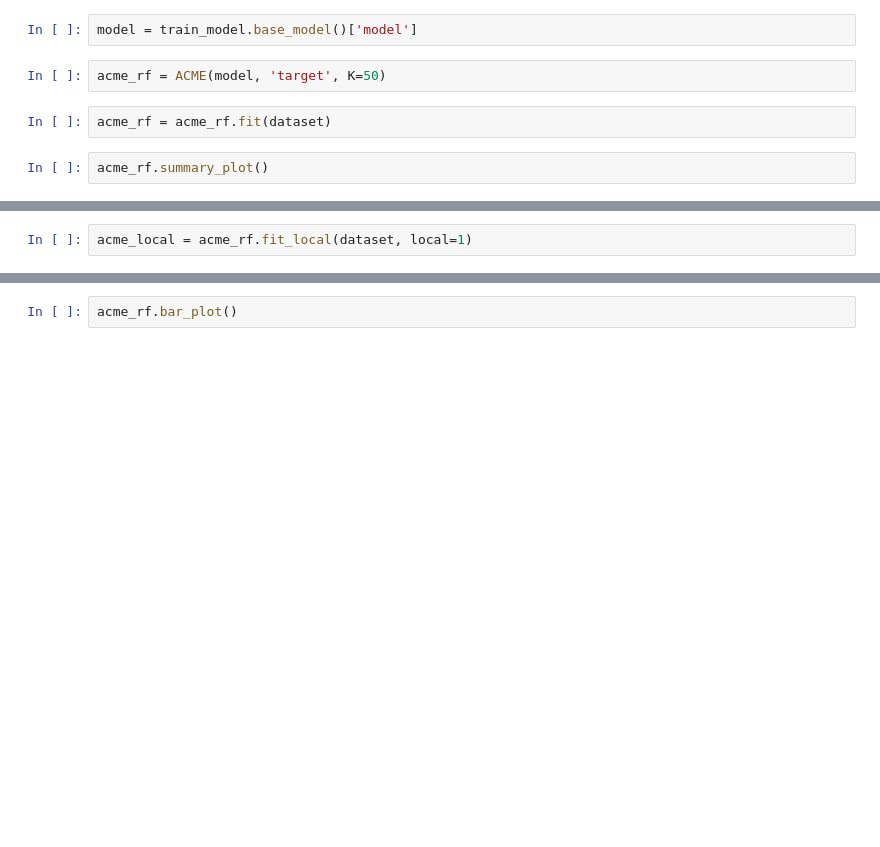
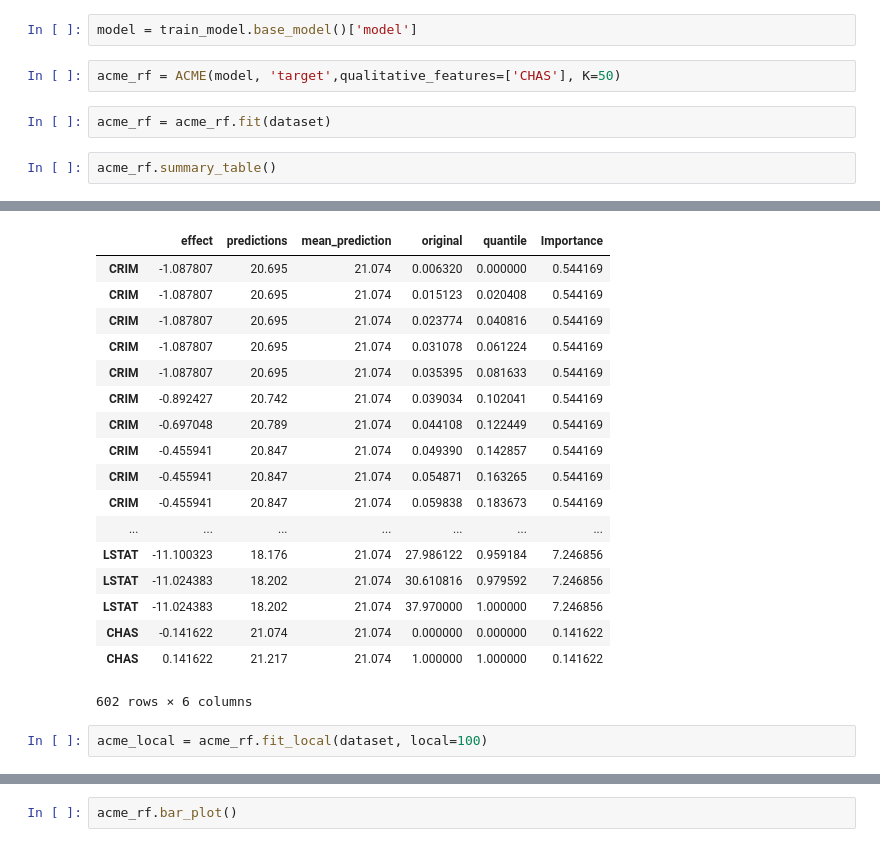
Before and after one commit to dandolodavid/ACME, a Jupyter notebook: data/ACME regression.ipynb, the cells around one changed output, grey strips where cells are left out. Drawn from its saved outputs; the diff is of its cells as text; blank space fills up the shorter version.

```diff
--- a/data/ACME regression.ipynb
+++ b/data/ACME regression.ipynb
@@ -18,9 +18,9 @@ train_model = build_model.train(dataset)
 # %%
 model = train_model.base_model()['model']
 # %%
-acme_rf = ACME(model, 'target', K=50)
+acme_rf = ACME(model, 'target',qualitative_features=['CHAS'], K=50)
 # %%
 acme_rf = acme_rf.fit(dataset)
 # %%
-acme_rf.summary_plot()
+acme_rf.summary_table()
 # %% [output]
@@ -29,5 +27,23 @@ acme_rf.summary_plot()
+|  | effect | predictions | mean_prediction | original | quantile | Importance |
+| CRIM | -1.087807 | 20.695 | 21.074 | 0.006320 | 0.000000 | 0.544169 |
+| CRIM | -1.087807 | 20.695 | 21.074 | 0.015123 | 0.020408 | 0.544169 |
+| CRIM | -1.087807 | 20.695 | 21.074 | 0.023774 | 0.040816 | 0.544169 |
+| CRIM | -1.087807 | 20.695 | 21.074 | 0.031078 | 0.061224 | 0.544169 |
+| CRIM | -1.087807 | 20.695 | 21.074 | 0.035395 | 0.081633 | 0.544169 |
+| CRIM | -0.892427 | 20.742 | 21.074 | 0.039034 | 0.102041 | 0.544169 |
+| CRIM | -0.697048 | 20.789 | 21.074 | 0.044108 | 0.122449 | 0.544169 |
+| CRIM | -0.455941 | 20.847 | 21.074 | 0.049390 | 0.142857 | 0.544169 |
+| CRIM | -0.455941 | 20.847 | 21.074 | 0.054871 | 0.163265 | 0.544169 |
+| CRIM | -0.455941 | 20.847 | 21.074 | 0.059838 | 0.183673 | 0.544169 |
+| ... | ... | ... | ... | ... | ... | ... |
+| LSTAT | -11.100323 | 18.176 | 21.074 | 27.986122 | 0.959184 | 7.246856 |
+| LSTAT | -11.024383 | 18.202 | 21.074 | 30.610816 | 0.979592 | 7.246856 |
+| LSTAT | -11.024383 | 18.202 | 21.074 | 37.970000 | 1.000000 | 7.246856 |
+| CHAS | -0.141622 | 21.074 | 21.074 | 0.000000 | 0.000000 | 0.141622 |
+| CHAS | 0.141622 | 21.217 | 21.074 | 1.000000 | 1.000000 | 0.141622 |
+602 rows × 6 columns
 # %%
-acme_local = acme_rf.fit_local(dataset, local=1)
+acme_local = acme_rf.fit_local(dataset, local=100)
 # %%
 acme_local.summary_plot(local=True)
 # %% [output]
```
Also changed, not shown: parts of 5 cells of this notebook, 18 other files.
